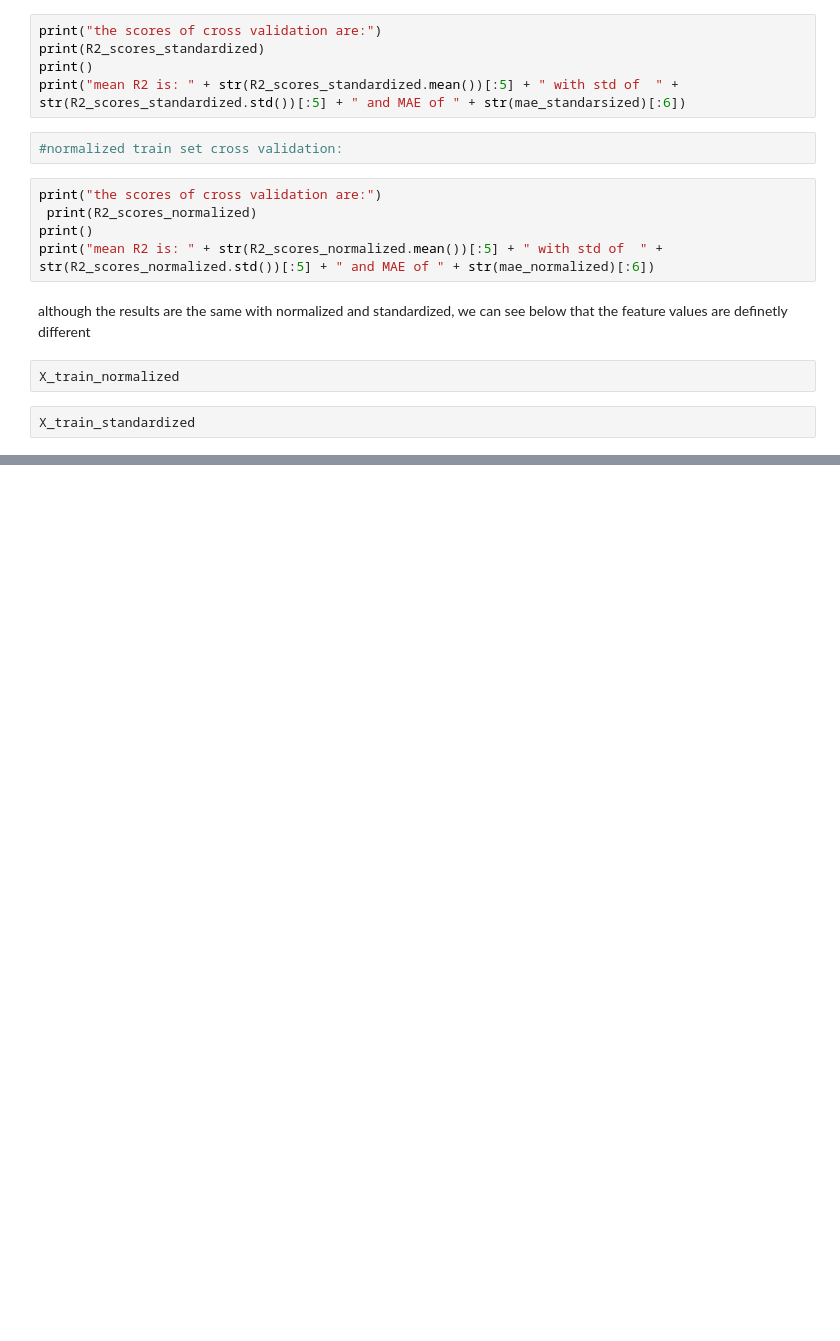
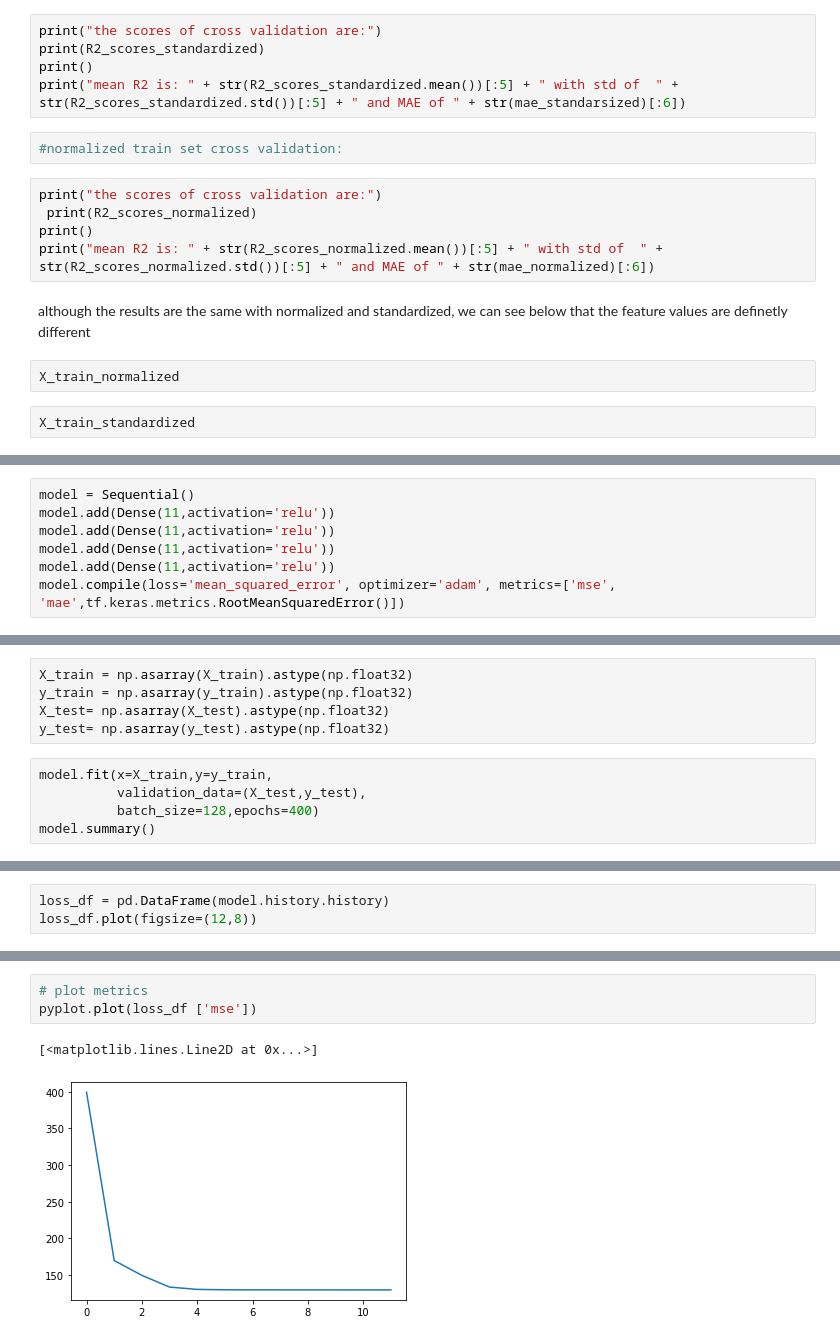
Before and after one commit to BabyBlue555/firstYear-semA-project, a Jupyter notebook: Predicting the Apparent Temperature.ipynb, the cells around one changed output, grey strips where cells are left out. Drawn from its saved outputs; the diff is of its cells as text; blank space fills up the shorter version.

Commit message:
add Keras Regressions model

```diff
--- a/Predicting the Apparent Temperature.ipynb
+++ b/Predicting the Apparent Temperature.ipynb
@@ -995,0 +1054,7 @@ X_train_standardized
+# %%
+model = Sequential()
+model.add(Dense(11,activation='relu'))
+model.add(Dense(11,activation='relu'))
+model.add(Dense(11,activation='relu'))
+model.add(Dense(11,activation='relu'))
+model.compile(loss='mean_squared_error', optimizer='adam', metrics=['mse', 'mae',tf.keras.metrics.RootMeanSquaredError()])
@@ -995,0 +1066,10 @@ X_train_standardized
+# %%
+X_train = np.asarray(X_train).astype(np.float32)
+y_train = np.asarray(y_train).astype(np.float32)
+X_test= np.asarray(X_test).astype(np.float32)
+y_test= np.asarray(y_test).astype(np.float32)
+# %%
+model.fit(x=X_train,y=y_train,
+          validation_data=(X_test,y_test),
+          batch_size=128,epochs=400)
+model.summary()
@@ -995,0 +1087,3 @@ X_train_standardized
+# %%
+loss_df = pd.DataFrame(model.history.history)
+loss_df.plot(figsize=(12,8))
@@ -995,0 +1120,6 @@ X_train_standardized
+# %%
+# plot metrics
+pyplot.plot(loss_df ['mse'])
+# %% [output]
+[<matplotlib.lines.Line2D at 0x...>]
+[figure, added]
```
Also changed, not shown: parts of 37 cells of this notebook.
